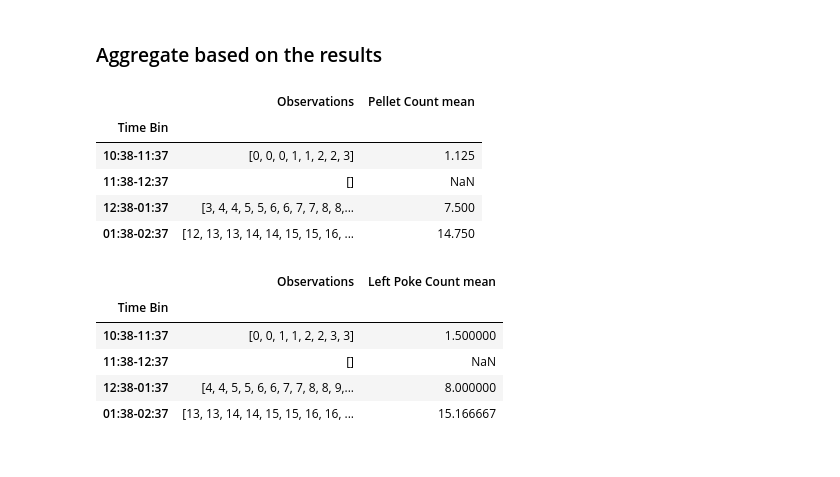
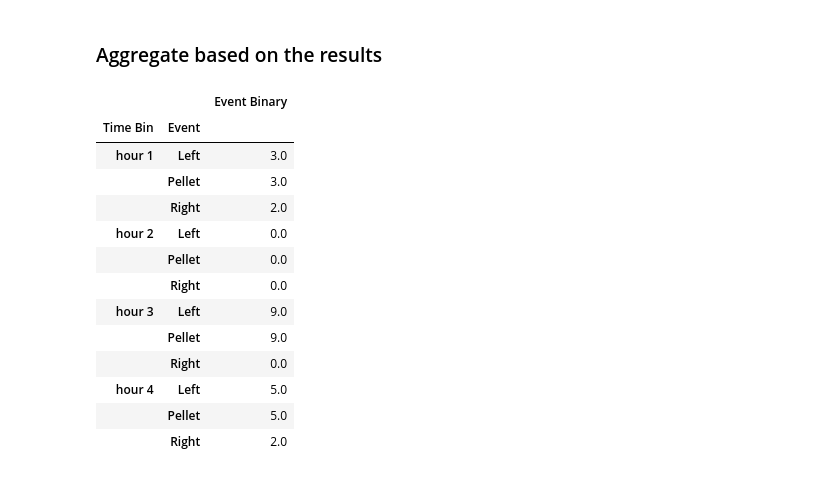
Before and after one commit to Fobbs-DBC-Lab/fed-scripts, a Jupyter notebook: notebooks/test_playground.ipynb, the cells around one changed output. Saved outputs shown, nothing was run; the diff lists cells and outputs as text; code cells hidden in the pictures.

Commit message:
adds groupby and transpose

```diff
--- a/notebooks/test_playground.ipynb
+++ b/notebooks/test_playground.ipynb
@@ -60,3 +58,6 @@ labels = ['10:38-11:37', '11:38-12:37', '12:38-01:37', '01:38-02:37']
+# %%
+bins = [10, 11, 12, 13, 14]
+labels = ['hour 1', 'hour 2', 'hour 3', 'hour 4']
 # %%
 df['Time Bin'] = pd.cut(df['MM:DD:YYYY hh:mm:ss'].dt.hour, bins, labels=labels, right=False)
 # %%
@@ -77,20 +74,19 @@ dfg.columns = ['Observations', 'Pellet Count mean']
-# %%
-dfg.head()
-# %% [output]
-|  | Observations | Pellet Count mean |
-| Time Bin |  |  |
-| 10:38-11:37 | [0, 0, 0, 1, 1, 2, 2, 3] | 1.125 |
-| 11:38-12:37 | [] | NaN |
-| 12:38-01:37 | [3, 4, 4, 5, 5, 6, 6, 7, 7, 8, 8,... | 7.500 |
-| 01:38-02:37 | [12, 13, 13, 14, 14, 15, 15, 16, ... | 14.750 |
-# %%
-dfg_pokes = df.groupby('Time Bin', as_index=False)['Left_Poke_Count'].agg([list, 'mean'])
-dfg_pokes.columns = ['Observations', 'Left Poke Count mean']
-dfg_pokes.head()
-# %% [output]
-|  | Observations | Left Poke Count mean |
-| Time Bin |  |  |
-| 10:38-11:37 | [0, 0, 1, 1, 2, 2, 3, 3] | 1.500000 |
-| 11:38-12:37 | [] | NaN |
-| 12:38-01:37 | [4, 4, 5, 5, 6, 6, 7, 7, 8, 8, 9,... | 8.000000 |
-| 01:38-02:37 | [13, 13, 14, 14, 15, 15, 16, 16, ... | 15.166667 |
+# %%
+df.loc[(df['Event'] == 'Right') | (df['Event'] == 'Left') | (df['Event'] == 'Pellet'), 'Event Binary'] = 1
+# %%
+df[['Time Bin', 'Event', 'Event Binary']].groupby(['Time Bin','Event']).sum()
+# %% [output]
+|  |  | Event Binary |
+| Time Bin | Event |  |
+| hour 1 | Left | 3.0 |
+|  | Pellet | 3.0 |
+|  | Right | 2.0 |
+| hour 2 | Left | 0.0 |
+|  | Pellet | 0.0 |
+|  | Right | 0.0 |
+| hour 3 | Left | 9.0 |
+|  | Pellet | 9.0 |
+|  | Right | 0.0 |
+| hour 4 | Left | 5.0 |
+|  | Pellet | 5.0 |
+|  | Right | 2.0 |
```
Also changed, not shown: parts of 4 cells of this notebook.
